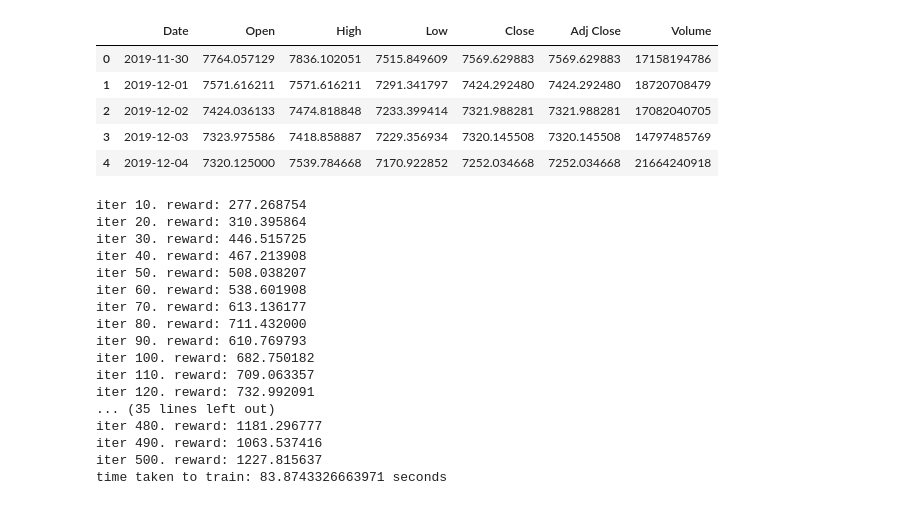
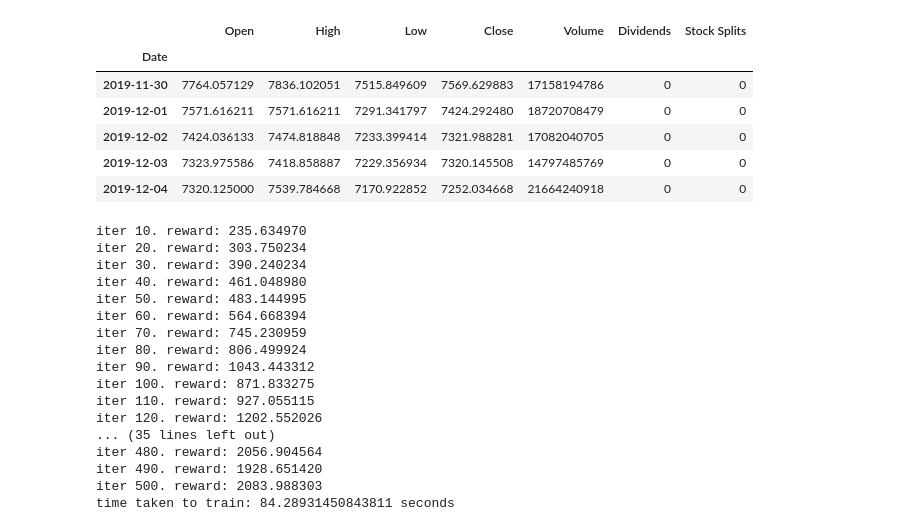
Before and after one commit to suphero/getting-rich, a Jupyter notebook: Stock-Prediction-Models/free-agent/evolution-strategy-agent/notebook.ipynb, the cells around one changed output. Cells and saved outputs as stored; diff of their text form; code cells hidden in the pictures.

```diff
--- a/Stock-Prediction-Models/free-agent/evolution-strategy-agent/notebook.ipynb
+++ b/Stock-Prediction-Models/free-agent/evolution-strategy-agent/notebook.ipynb
@@ -14,39 +15,42 @@ skip = 1
 iterations = 500
 checkpoint = 10
 commission_rate = 0.00075
+ticker = "BTC-USD"
+period = "1y"
 # %%
-df = pd.read_csv('./dataset/BTC-USD.csv')
+df = yf.Ticker(ticker).history(period=period)
 close = df.Close.values.tolist()
 df.head()
 # %% [output]
-|  | Date | Open | High | Low | Close | Adj Close | Volume |
-| 0 | 2019-11-30 | 7764.057129 | 7836.102051 | 7515.849609 | 7569.629883 | 7569.629883 | 17158194786 |
-| 1 | 2019-12-01 | 7571.616211 | 7571.616211 | 7291.341797 | 7424.292480 | 7424.292480 | 18720708479 |
-| 2 | 2019-12-02 | 7424.036133 | 7474.818848 | 7233.399414 | 7321.988281 | 7321.988281 | 17082040705 |
-| 3 | 2019-12-03 | 7323.975586 | 7418.858887 | 7229.356934 | 7320.145508 | 7320.145508 | 14797485769 |
-| 4 | 2019-12-04 | 7320.125000 | 7539.784668 | 7170.922852 | 7252.034668 | 7252.034668 | 21664240918 |
+|  | Open | High | Low | Close | Volume | Dividends | Stock Splits |
+| Date |  |  |  |  |  |  |  |
+| 2019-11-30 | 7764.057129 | 7836.102051 | 7515.849609 | 7569.629883 | 17158194786 | 0 | 0 |
+| 2019-12-01 | 7571.616211 | 7571.616211 | 7291.341797 | 7424.292480 | 18720708479 | 0 | 0 |
+| 2019-12-02 | 7424.036133 | 7474.818848 | 7233.399414 | 7321.988281 | 17082040705 | 0 | 0 |
+| 2019-12-03 | 7323.975586 | 7418.858887 | 7229.356934 | 7320.145508 | 14797485769 | 0 | 0 |
+| 2019-12-04 | 7320.125000 | 7539.784668 | 7170.922852 | 7252.034668 | 21664240918 | 0 | 0 |
 # %%
 model = Model(window_size, layer_size, output_size)
 agent = Agent(model, money, close, window_size, skip, commission_rate)
 agent.fit(iterations, checkpoint)
 # %% [output]
-iter 10. reward: 277.268754
-iter 20. reward: 310.395864
-iter 30. reward: 446.515725
-iter 40. reward: 467.213908
-iter 50. reward: 508.038207
-iter 60. reward: 538.601908
-iter 70. reward: 613.136177
-iter 80. reward: 711.432000
-iter 90. reward: 610.769793
-iter 100. reward: 682.750182
-iter 110. reward: 709.063357
-iter 120. reward: 732.992091
+iter 10. reward: 235.634970
+iter 20. reward: 303.750234
+iter 30. reward: 390.240234
+iter 40. reward: 461.048980
+iter 50. reward: 483.144995
+iter 60. reward: 564.668394
+iter 70. reward: 745.230959
+iter 80. reward: 806.499924
+iter 90. reward: 1043.443312
+iter 100. reward: 871.833275
+iter 110. reward: 927.055115
+iter 120. reward: 1202.552026
 ... (35 lines left out)
-iter 480. reward: 1181.296777
-iter 490. reward: 1063.537416
-iter 500. reward: 1227.815637
-time taken to train: 83.8743326663971 seconds
+iter 480. reward: 2056.904564
+iter 490. reward: 1928.651420
+iter 500. reward: 2083.988303
+time taken to train: 84.28931450843811 seconds
 # %%
 agent.simulate()
 # %% [output]
```
Also changed, not shown: parts of 4 cells of this notebook, 3 other files.
